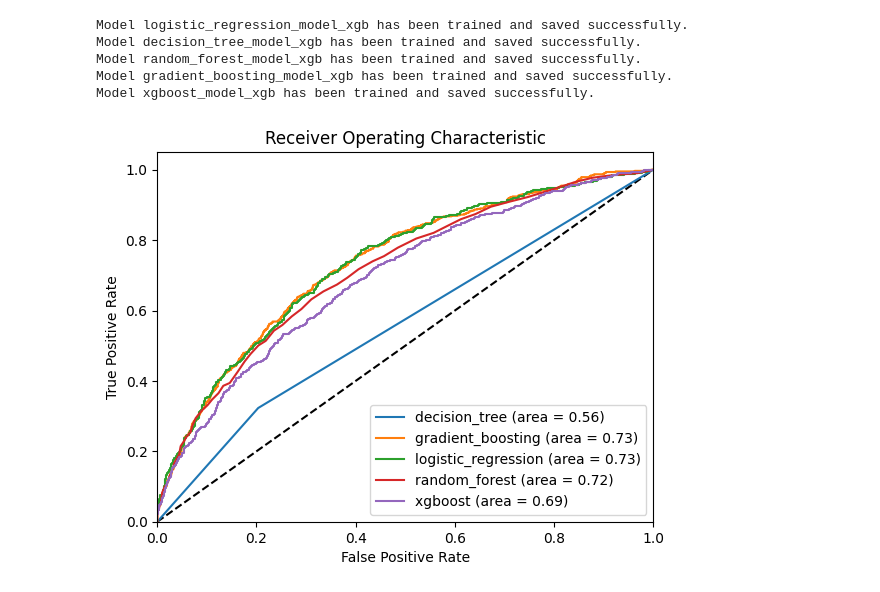
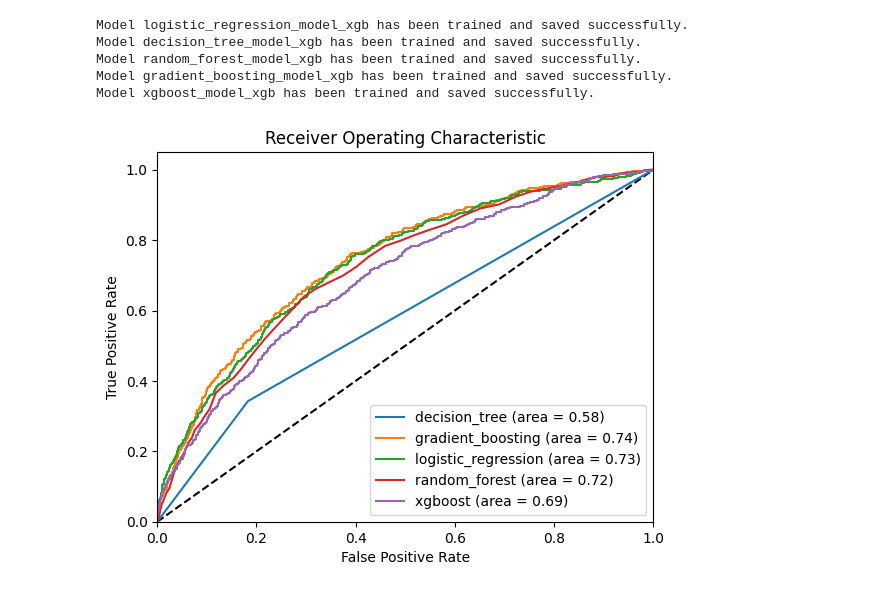
Before and after one commit to hoobys/Reproducible-Research-uni-project, a Jupyter notebook: report.ipynb, the cells around one changed output. Saved outputs shown, nothing was run; the diff lists cells and outputs as text; code cells hidden in the pictures.

```diff
--- a/report.ipynb
+++ b/report.ipynb
@@ -210,7 +194,7 @@ filtered_df
 from rr_project.feature_selection_xgb import feature_selection_xgb
 
 xgb_feature_names = feature_selection_xgb(
-    wrangled_df.drop(["target"], axis=1), wrangled_df["target"], 17
+    wrangled_df.drop(["target"], axis=1), wrangled_df["target"]
 )
 
 df_features_xgb = wrangled_df[xgb_feature_names + ["target"]]
@@ -277,9 +268,7 @@ plt.show()
 # %%
-from rr_project.split_data import split_data
-
-X_train, X_test, y_train, y_test = split_data(
+X_train_xgb, X_test_xgb, y_train_xgb, y_test_xgb = split_data(
     df_features_xgb.drop(["target"], axis=1), df_features_xgb["target"]
 )
 
-X_train
+X_train_xgb
 # %% [output]
@@ -307,11 +294,7 @@ Model random_forest_model_xgb has been trained and saved successfully.
 Model gradient_boosting_model_xgb has been trained and saved successfully.
 Model xgboost_model_xgb has been trained and saved successfully.
 # %%
-from rr_project.visualization import load_models_and_generate_roc
-import matplotlib.pyplot as plt
-
-load_models_and_generate_roc("./models", X_test, y_test, suffix="_model_xgb.pkl")
-
+load_models_and_generate_roc("./models", X_test_xgb, y_test_xgb, suffix="_model_xgb.pkl")
 plt.show()
 # %% [output]
-[figure, old version]
+[figure, new version]
```
Also changed, not shown: parts of 8 cells of this notebook, 8 other files.
